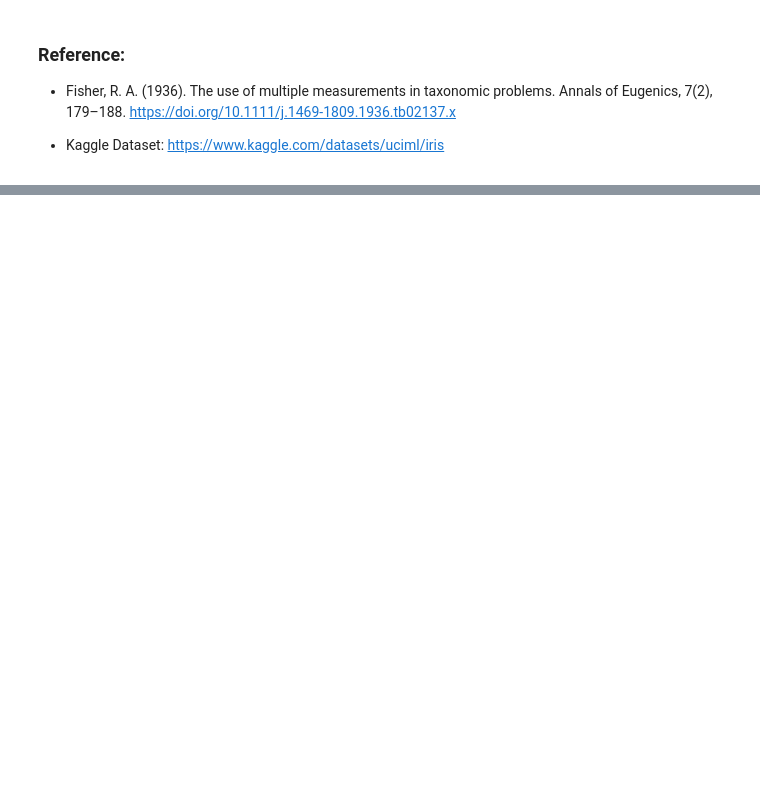
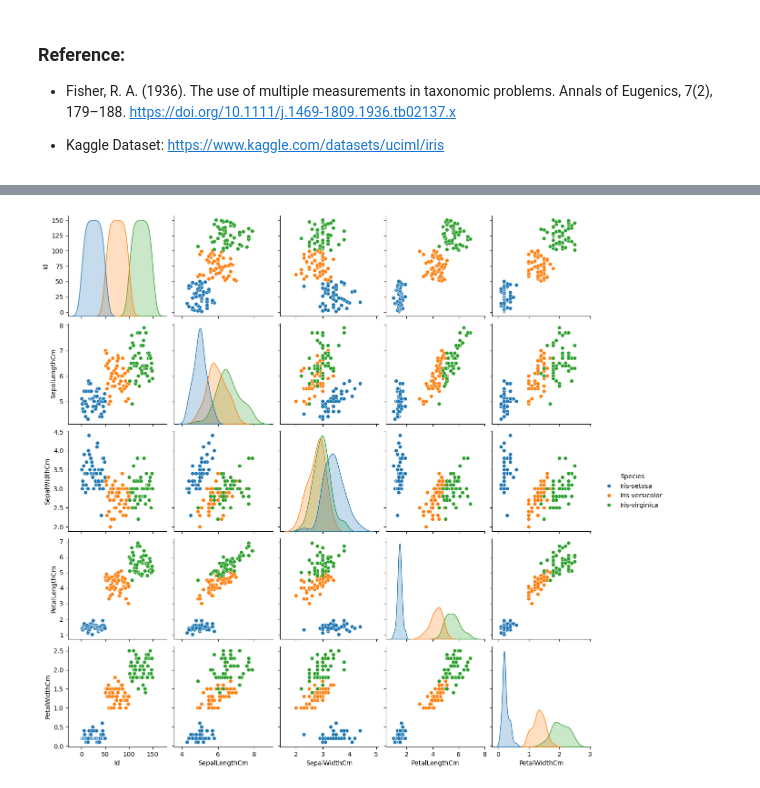
Before and after one commit to Sunnie568/Python_project, a Jupyter notebook: Iris_project.ipynb, the cells around one changed output, grey strips where cells are left out. Saved outputs shown, nothing was run; the diff lists cells and outputs as text; code cells hidden in the pictures; blank space fills up the shorter version.

```diff
--- a/Iris_project.ipynb
+++ b/Iris_project.ipynb
@@ -23,0 +89,6 @@ By the end of this project, the Iris dataset will serve as both a foundation for
+# %%
+# Pairplot to see relationships
+sns.pairplot(df, hue="Species", diag_kind="kde")
+plt.show()
+# %% [output]
+[figure, added]
```
Also changed, not shown: parts of 10 cells of this notebook.
